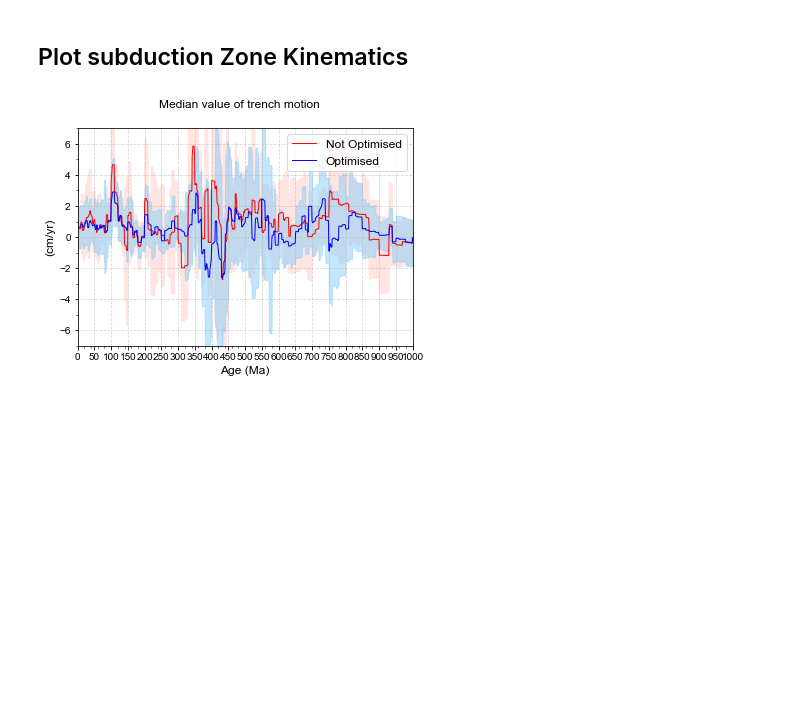
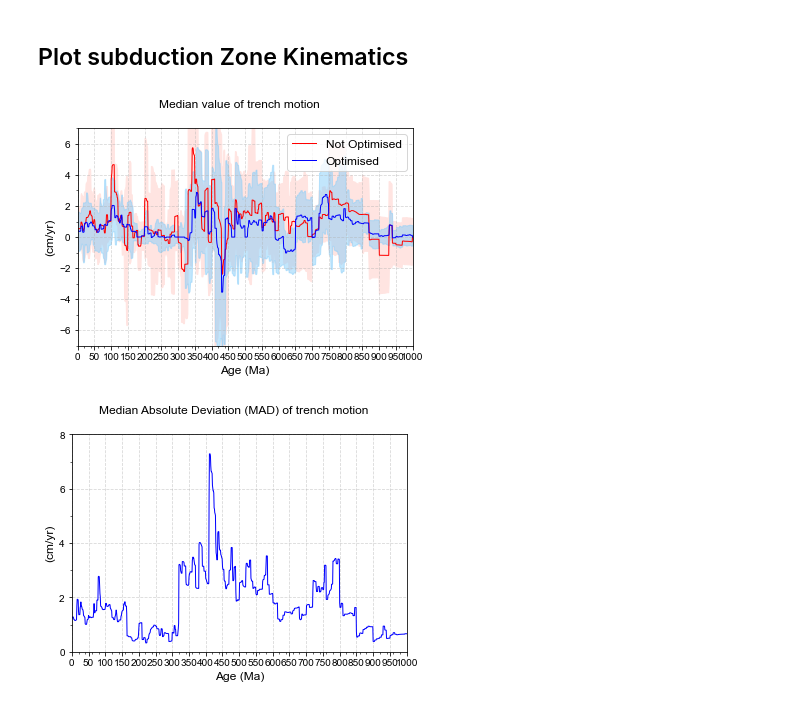
Before and after one commit to EarthByte/optAPM, a Jupyter notebook: figures/generate_trench_migration_figures.ipynb, the cells around one changed output. Saved outputs shown, nothing was run; the diff lists cells and outputs as text; code cells hidden in the pictures; blank space fills up the shorter version.

```diff
--- a/figures/generate_trench_migration_figures.ipynb
+++ b/figures/generate_trench_migration_figures.ipynb
@@ -155,9 +172,9 @@ optimised_subduction_table_filename = os.path.join(
 
 
 # Non-optimised stats.
-df_no_opt = get_subduction_stats(original_rotation_filenames, topology_filenames)
-df_no_opt.to_csv(original_subduction_table_filename)
-#df_no_opt = pd.read_csv(original_subduction_table_filename)
+#df_no_opt = get_subduction_stats(original_rotation_filenames, topology_filenames)
+#df_no_opt.to_csv(original_subduction_table_filename)
+df_no_opt = pd.read_csv(original_subduction_table_filename)
 
 # Optimised stats.
 df_opt = get_subduction_stats(optimised_rotation_filenames, topology_filenames)
@@ -187,7 +204,14 @@ init_df(df_opt)
 # %%
 %matplotlib inline
 
-def plot_median_trench_motion(plot_title, plot_filename, medfilt_kernel_size):
+time_step = 1.
+
+def plot_trench_motion(
+        trench_motion_plot_title,
+        trench_motion_plot_filename,
+        trench_motion_MAD_plot_title,
+        trench_motion_MAD_plot_filename,
+        medfilt_kernel_size):
 
     all_medians_opt = []
     all_medians_no_opt = []
@@ -214,15 +238,27 @@ def plot_median_trench_motion(plot_title, plot_filename, medfilt_kernel_size):
         all_median_abs_deviations_opt.append(median_abs_deviation_ortho_migr_rate_opt)
         all_median_abs_deviations_no_opt.append(median_abs_deviation_ortho_migr_rate_no_opt)
 
+    def common_figure_setup(fig, ax):
+        ax.set_xticks(np.arange(0, max_time+1, 50))
+        ax.set_xticks(np.arange(0, max_time+1, 20), minor=True)
+        ax.set_yticks(np.arange(-10, 10+1, 2))
+        ax.set_yticks(np.arange(-10, 10+1, 1), minor=True)
+
+        plt.ylabel('(cm/yr)',fontsize=12)
+        plt.xlim((0,max_time))
+        plt.xlabel('Age (Ma)',fontsize=12)
+        #plt.gca().yaxis.grid(True,which='major')
+        plt.grid(linestyle='--',alpha=0.5)
+
+    #
+    # Plot trench motion
+    #
+
     fig = plt.figure(figsize=(6,4))
     ax = fig.add_subplot(1, 1, 1)
-
-    fig.suptitle(plot_title)
-
-    ax.set_xticks(np.arange(0, max_time+1, 50))
-    ax.set_xticks(np.arange(0, max_time+1, 20), minor=True)
-    ax.set_yticks(np.arange(-10, 10+1, 2))
-    ax.set_yticks(np.arange(-10, 10+1, 1), minor=True)
+    common_figure_setup(fig, ax)
+    fig.suptitle(trench_motion_plot_title)
+    plt.ylim((-7,7))
 
     plt.fill_between(
         TimeStepList,
@@ -241,43 +277,57 @@ def plot_median_trench_motion(plot_title, plot_filename, medfilt_kernel_size):
 
     plt.plot(
         TimeStepList,
         medfilt(np.array(all_medians_no_opt), medfilt_kernel_size),
         'r',
         label='Not Optimised',
         #label='Optimised (TR=1, NR=0.5)',
         linewidth=1)
     plt.plot(
         TimeStepList,
         medfilt(np.array(all_medians_opt), medfilt_kernel_size),
         'b',
         label='Optimised',
         #label='Optimised (HS=1, TR, NR=0.5)',
         linewidth=1)
 
-    plt.ylim((-7,7))
-    plt.ylabel('(cm/yr)',fontsize=12)
-    plt.xlim((0,max_time))
-    plt.xlabel('Age (Ma)',fontsize=12)
-    #plt.gca().yaxis.grid(True,which='major')
-    plt.grid(linestyle='--',alpha=0.5)
+    plt.legend(fontsize=12)
+    plt.savefig(trench_motion_plot_filename, format='pdf', dpi=600)
+    plt.show()
 
-    plt.legend(fontsize=12)
 
-    plt.savefig(plot_filename, format='pdf', dpi=600)
+    #
+    # Plot trench motion median absolute deviation (MAD)
+    #
 
+    fig = plt.figure(figsize=(6,4))
+    ax = fig.add_subplot(1, 1, 1)
+    common_figure_setup(fig, ax)
+    fig.suptitle(trench_motion_MAD_plot_title)
+    plt.ylim((0,8))
+
+    plt.plot(
+        TimeStepList,
+        medfilt(np.array(all_median_abs_deviations_opt), medfilt_kernel_size),
+        'b',
+        linewidth=1)
+
+    plt.savefig(trench_motion_MAD_plot_filename, format='pdf', dpi=600)
     plt.show()
 
 
 #medfilt_kernel_sizes = [1,3,5]
 medfilt_kernel_sizes = [5]
 
 for medfilt_kernel_size in medfilt_kernel_sizes:
-    plot_median_trench_motion(
+    plot_trench_motion(
         'Median value of trench motion',
         os.path.join(output_dir, 'trench_motion_%s_%dMy.pdf' % (model_name, medfilt_kernel_size)),
+        'Median Absolute Deviation (MAD) of trench motion',
+        os.path.join(output_dir, 'trench_motion_MAD_%s_%dMy.pdf' % (model_name, medfilt_kernel_size)),
         medfilt_kernel_size)
 # %% [output]
-[figure, old version]
+[figure, new version]
+[figure, added]
 # %%
 time_step = 5
 
```
Also changed, not shown: parts of 2 cells of this notebook, 1 other file.
